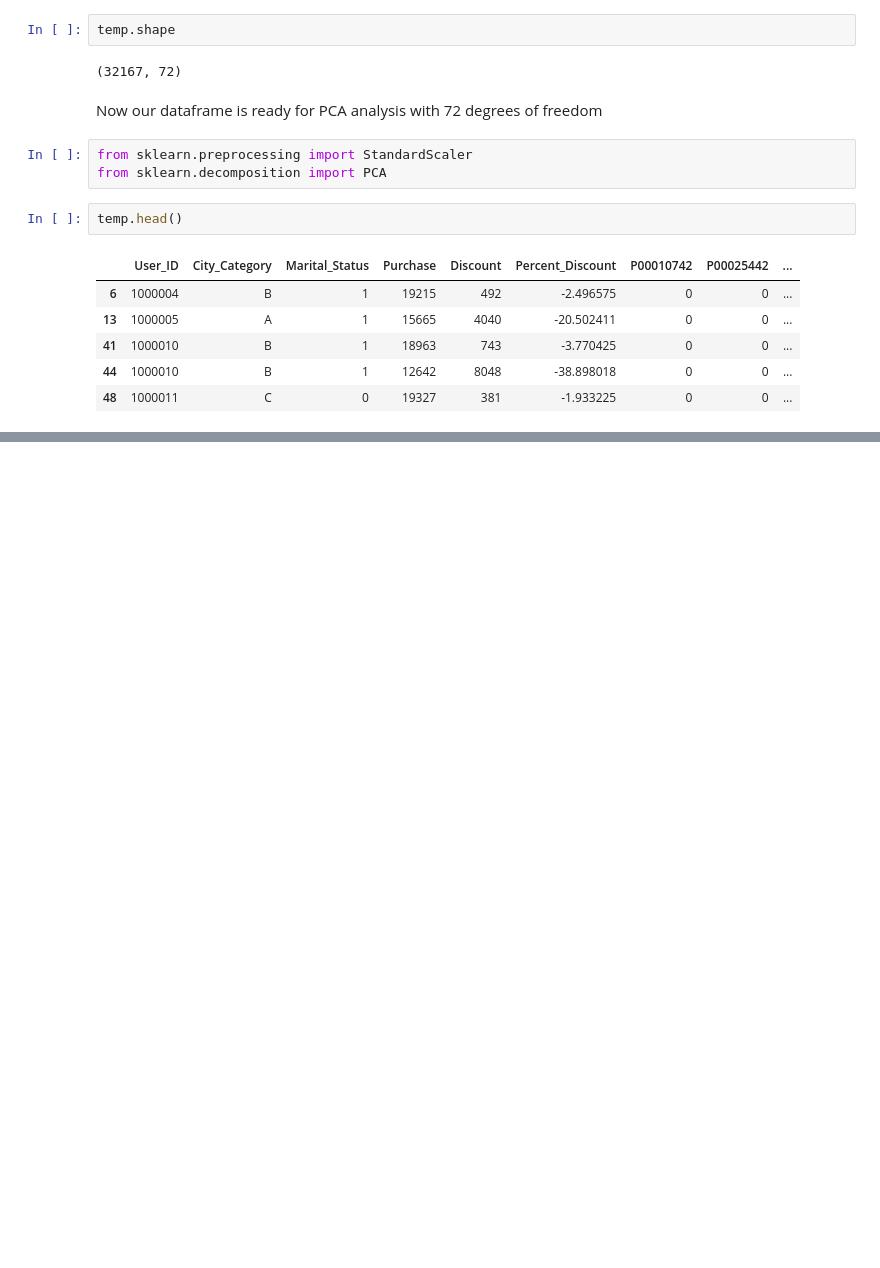
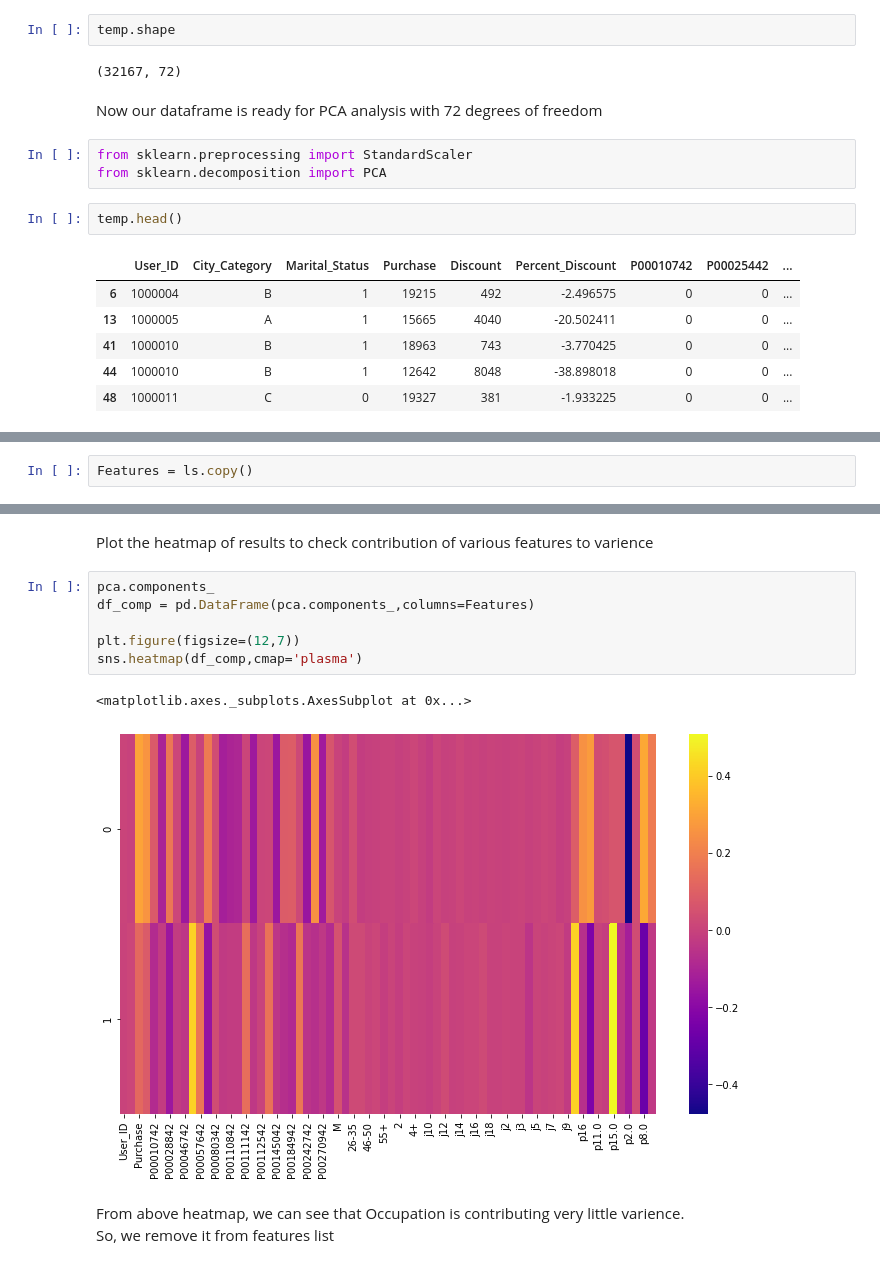
Before and after one commit to hrishikeshchavan99/Black-Friday-Dataset, a Jupyter notebook: PCA.ipynb, the cells around one changed output, grey strips where cells are left out. Drawn from its saved outputs; the diff is of its cells as text; blank space fills up the shorter version.

```diff
--- a/PCA.ipynb
+++ b/PCA.ipynb
@@ -257,0 +308,2 @@ temp.head()
+# %%
+Features = ls.copy()
@@ -257,0 +343,13 @@ temp.head()
+# %% [markdown]
+Plot the heatmap of results to check contribution of various features to varience
+# %%
+pca.components_
+df_comp = pd.DataFrame(pca.components_,columns=Features)
+
+plt.figure(figsize=(12,7))
+sns.heatmap(df_comp,cmap='plasma')
+# %% [output]
+<matplotlib.axes._subplots.AxesSubplot at 0x...>
+[figure, added]
+# %% [markdown]
+From above heatmap, we can see that Occupation is contributing very little varience.<br> So, we remove it from features list
```
Also changed, not shown: parts of 26 cells of this notebook.
